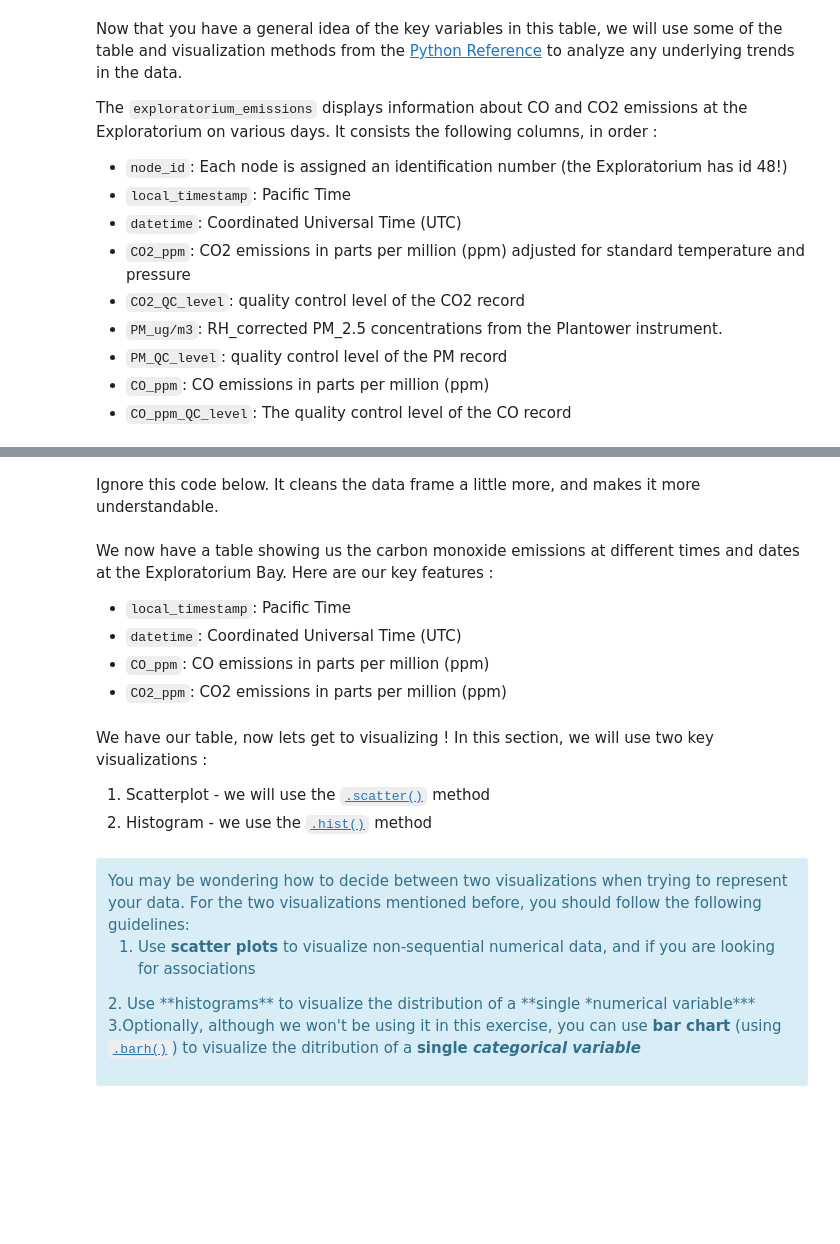
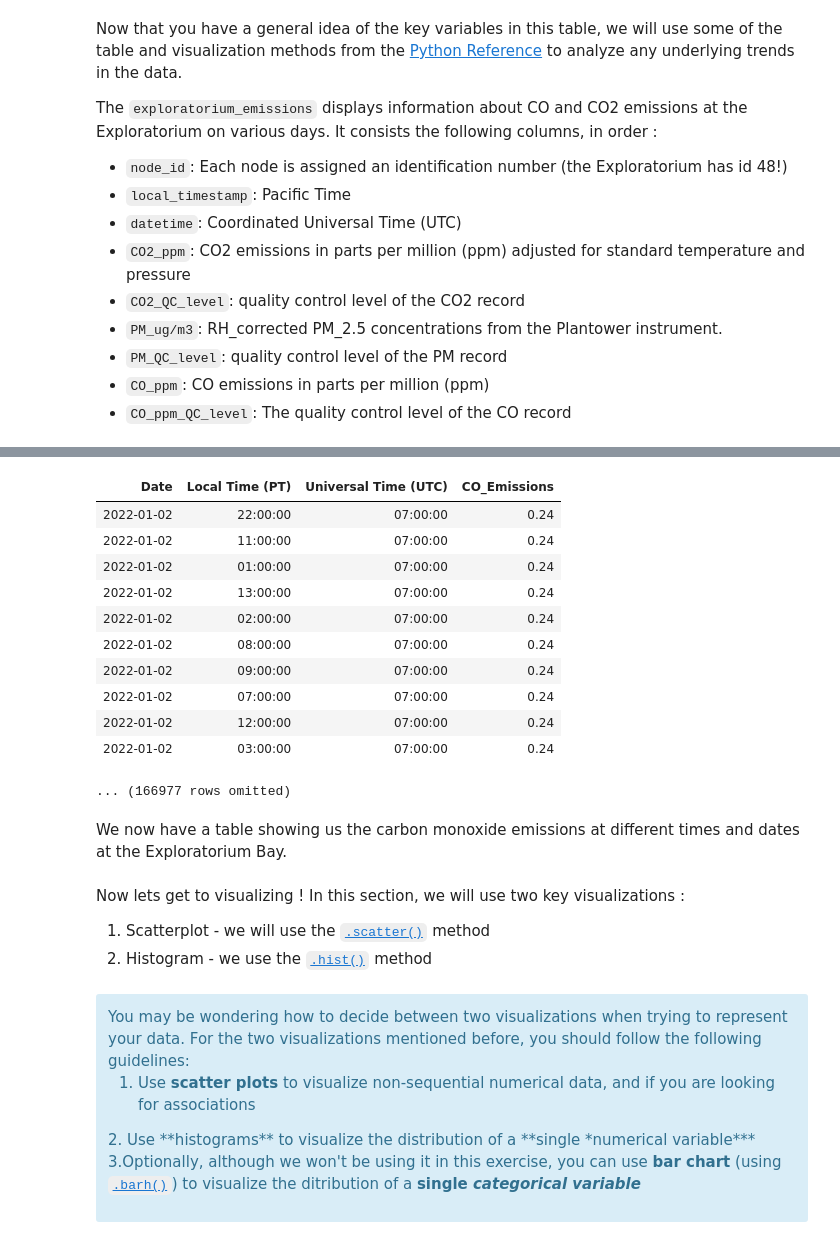
Before and after one commit to ds-modules/BEACON, a Jupyter notebook: Section5/Notebook1Section5.ipynb, the cells around one changed output, grey strips where cells are left out. Saved outputs shown, nothing was run; the diff lists cells and outputs as text; code cells hidden in the pictures; blank space fills up the shorter version.

```diff
--- a/Section5/Notebook1Section5.ipynb
+++ b/Section5/Notebook1Section5.ipynb
@@ -30,22 +31,0 @@ Looking at the `co2_ppm` column, there isn't much change in the CO2 emissions at
-# %%
-co_emissions = exploratorium_emissions.drop(2, 3, 4, 6,7, 8, 9, 10).sort('co_ppm', descending = True)
-
-#Splitting dates and times for local timestamp
-date_time = [x.split(' ') for x in co_emissions.column("local_timestamp")]
-dates = np.array([item[0] for item in date_time])
-times = np.array([item[1] for item in date_time])
-table1 = Table().with_columns("local_timestamp", co_emissions.column("local_timestamp"),'Date', dates,  'Time', times)
-
-#Splitting dates and times for UTC timestamp
-date_time1 = [x.split(' ') for x in co_emissions.column("datetime")]
-dates1 = np.array([item[0] for item in date_time1])
-times1 = np.array([item[1] for item in date_time1])
-table2 = Table().with_columns("datetime", co_emissions.column("datetime"),'Date1', dates,  'Time1', times)
-
-#joining two tables by date, since columns are the exact same
-tables_merge = table1.join('Date', table2, 'Date1')
-
-#Creating new emissions table, with separated dates and times
-co_emissions = co_emissions.join('local_timestamp', tables_merge).drop('local_timestamp', 'datetime_2', 'datetime')
-emissions = co_emissions.column('co_ppm')
-co_emissions = Table().with_columns('Date', co_emissions.column(1), 'Pacific Time', co_emissions.column(2), 'Universal Time', co_emissions.column(3), 'CO_Emissions', emissions)
@@ -52,16 +168,25 @@ co_emissions = Table().with_columns('Date', co_emissions.column(1), 'Pacific Tim
+# %%
+co_emissions = co_emissions.join('datetime', tables_merge).drop('local_timestamp', 'datetime_2', 'datetime')
+new_co_emissions = Table().with_columns('Date', co_emissions.column(1), 'Local Time (PT)', co_emissions.column(2), 'Universal Time (UTC)', co_emissions.column(3), 'CO_Emissions', co_emissions.column('co_ppm'))
 # %%
-co_emissions.show()
+new_co_emissions
+# %% [output]
+| Date | Local Time (PT) | Universal Time (UTC) | CO_Emissions |
+| 2022-01-02 | 22:00:00 | 07:00:00 | 0.24 |
+| 2022-01-02 | 11:00:00 | 07:00:00 | 0.24 |
+| 2022-01-02 | 01:00:00 | 07:00:00 | 0.24 |
+| 2022-01-02 | 13:00:00 | 07:00:00 | 0.24 |
+| 2022-01-02 | 02:00:00 | 07:00:00 | 0.24 |
+| 2022-01-02 | 08:00:00 | 07:00:00 | 0.24 |
+| 2022-01-02 | 09:00:00 | 07:00:00 | 0.24 |
+| 2022-01-02 | 07:00:00 | 07:00:00 | 0.24 |
+| 2022-01-02 | 12:00:00 | 07:00:00 | 0.24 |
+| 2022-01-02 | 03:00:00 | 07:00:00 | 0.24 |
+... (166977 rows omitted)
-# %% [markdown]
-Ignore this code below. It cleans the data frame a little more, and makes it more understandable.
 # %% [markdown]
-We now have a table showing us the carbon monoxide emissions at different times and dates at the Exploratorium Bay. Here are our key features :
-
-- `local_timestamp`: Pacific Time
-- `datetime`: Coordinated Universal Time (UTC)
-- `CO_ppm`: CO emissions in parts per million (ppm)
-- `CO2_ppm`: CO2 emissions in parts per million (ppm)
+We now have a table showing us the carbon monoxide emissions at different times and dates at the Exploratorium Bay.
 # %% [markdown]
-We have our table, now lets get to visualizing ! In this section, we will use two key visualizations :
+Now lets get to visualizing ! In this section, we will use two key visualizations :
 1. Scatterplot - we will use the [`.scatter()`](https://www.data8.org/sp23/reference/) method
 2. Histogram - we use the [`.hist()`](https://www.data8.org/sp23/reference/) method
 # %% [markdown]
```
Also changed, not shown: parts of 20 cells of this notebook, 1 other file.
